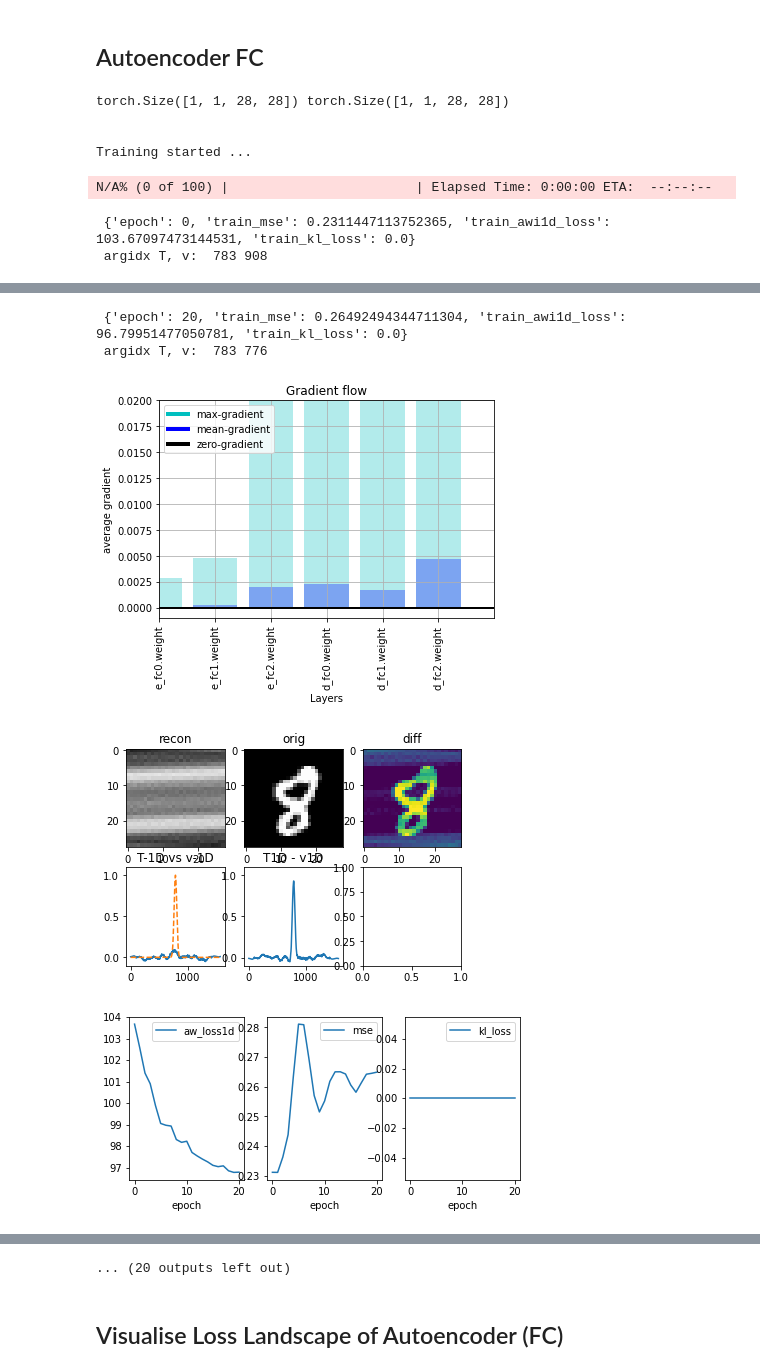
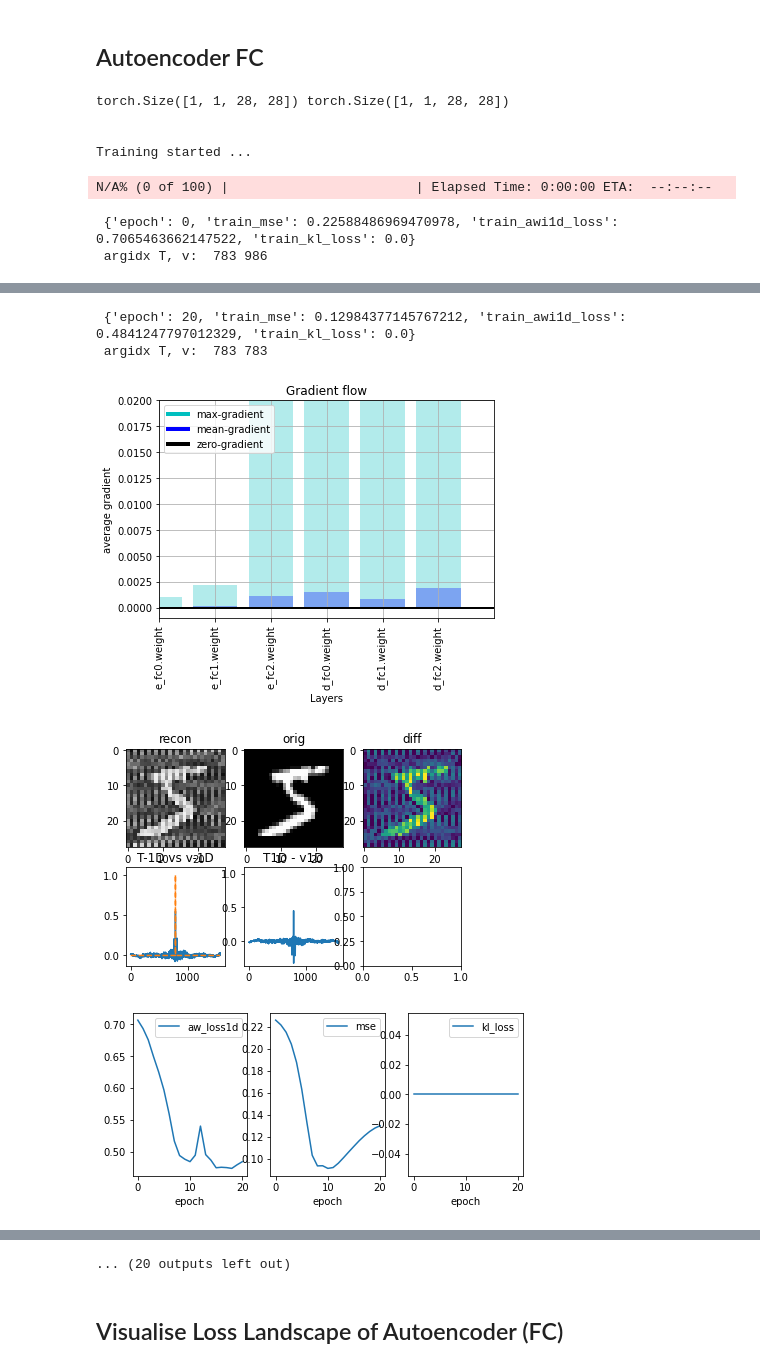
Before and after one commit to dpelacani/WienerLoss, a Jupyter notebook: notebooks/mnist_example/train_mnist_awloss1D.ipynb, the cells around one changed output, grey strips where cells are left out. Cells and saved outputs as stored; diff of their text form; code cells hidden in the pictures.

Commit message:
Partly functional AW1DFFT working for single img

```diff
--- a/notebooks/mnist_example/train_mnist_awloss1D.ipynb
+++ b/notebooks/mnist_example/train_mnist_awloss1D.ipynb
@@ -29,16 +29,17 @@ torch.autograd.set_detect_anomaly(True)
 
 
 # Set training static parameters and hyperparameters
-nepochs=100
+nepochs=1
 dims_latent = 32
 learning_rate=1e-3
-batch_size=32
+batch_size=1
 device=set_device("cuda", 0)
 train_size=0.00108
+train_size=0.00108 / 64
 
 # Losses
 l2loss    = nn.MSELoss(reduction="sum")
-awi1D     = AWLoss1DFFT(reduction="sum", std=3e-2, store_filters=True, alpha=0.02, epsilon=3e-3)
+awi1D     = AWLoss1DFFT(reduction="sum", std=3e-5, store_filters=True, alpha=0.02, epsilon=3e-4, filter_scale=2)
 switch_at_epoch = 0 # swtich from pure l2 to total loss, set to 0 to disable, set to nepochs to run purely mse
 # %% [output]
 No GPU available! Running on CPU
@@ -120,8 +123,9 @@ train_transform = Compose([
 ])
 
 ds = MNIST("./", download=True, train=True, transform=train_transform)
-shuffler = StratifiedShuffleSplit(n_splits=1, test_size=1-train_size, random_state=42).split(ds.data, ds.targets)
-train_idx, valid_idx = [(train_idx, validation_idx) for train_idx, validation_idx in shuffler][0]
+# shuffler = StratifiedShuffleSplit(n_splits=1, test_size=1-train_size, random_state=42).split(ds.data, ds.targets)
+# train_idx, valid_idx = [(train_idx, validation_idx) for train_idx, validation_idx in shuffler][0]
+train_idx=[0]
 
 X_train, y_train = ds.data[train_idx] / 255., ds.targets[train_idx]
 trainds = TensorDataset(X_train.unsqueeze(1).float(), y_train.float())
@@ -141,16 +145,22 @@ torch.Size([1, 1, 28, 28]) 0.0 0.9960784316062927
 model = Autoencoder(dims_latent=dims_latent, nc=X.shape[1]).to(device)
 optimizer = torch.optim.Adam(model.parameters(), lr=learning_rate)
 
+# for n, p in model.named_parameters():
+#     if(p.requires_grad) and ("bias" not in n):
+#         print(n, p.data.shape)
+#         plt.imshow(p.data.numpy())
+#         plt.show()
+
 # Input / Output test
 print(X.shape, model(X).shape)
 
 # Train and visualise
-train_model(model, optimizer, train_loader, nepochs, switch_at_epoch, vis_frequency=20)
+train_model(model, optimizer, train_loader, 100, switch_at_epoch, vis_frequency=20)
 # %% [output]
 torch.Size([1, 1, 28, 28]) torch.Size([1, 1, 28, 28])
 
 
 Training started ...
 N/A% (0 of 100) |                        | Elapsed Time: 0:00:00 ETA:  --:--:--
- {'epoch': 0, 'train_mse': 0.2311447113752365, 'train_awi1d_loss': 103.67097473144531, 'train_kl_loss': 0.0}
- argidx T, v:  783 908
+ {'epoch': 0, 'train_mse': 0.22588486969470978, 'train_awi1d_loss': 0.7065463662147522, 'train_kl_loss': 0.0}
+ argidx T, v:  783 986
@@ -180,5 +190,5 @@ N/A% (0 of 100) |                        | Elapsed Time: 0:00:00 ETA:  --:--:--
- {'epoch': 20, 'train_mse': 0.26492494344711304, 'train_awi1d_loss': 96.79951477050781, 'train_kl_loss': 0.0}
- argidx T, v:  783 776
+ {'epoch': 20, 'train_mse': 0.12984377145767212, 'train_awi1d_loss': 0.4841247797012329, 'train_kl_loss': 0.0}
+ argidx T, v:  783 783
-[figure, old version]
+[figure, new version]
-[figure, old version]
+[figure, new version]
-[figure, old version]
+[figure, new version]
```
Also changed, not shown: parts of 5 cells of this notebook, 6 other files.
